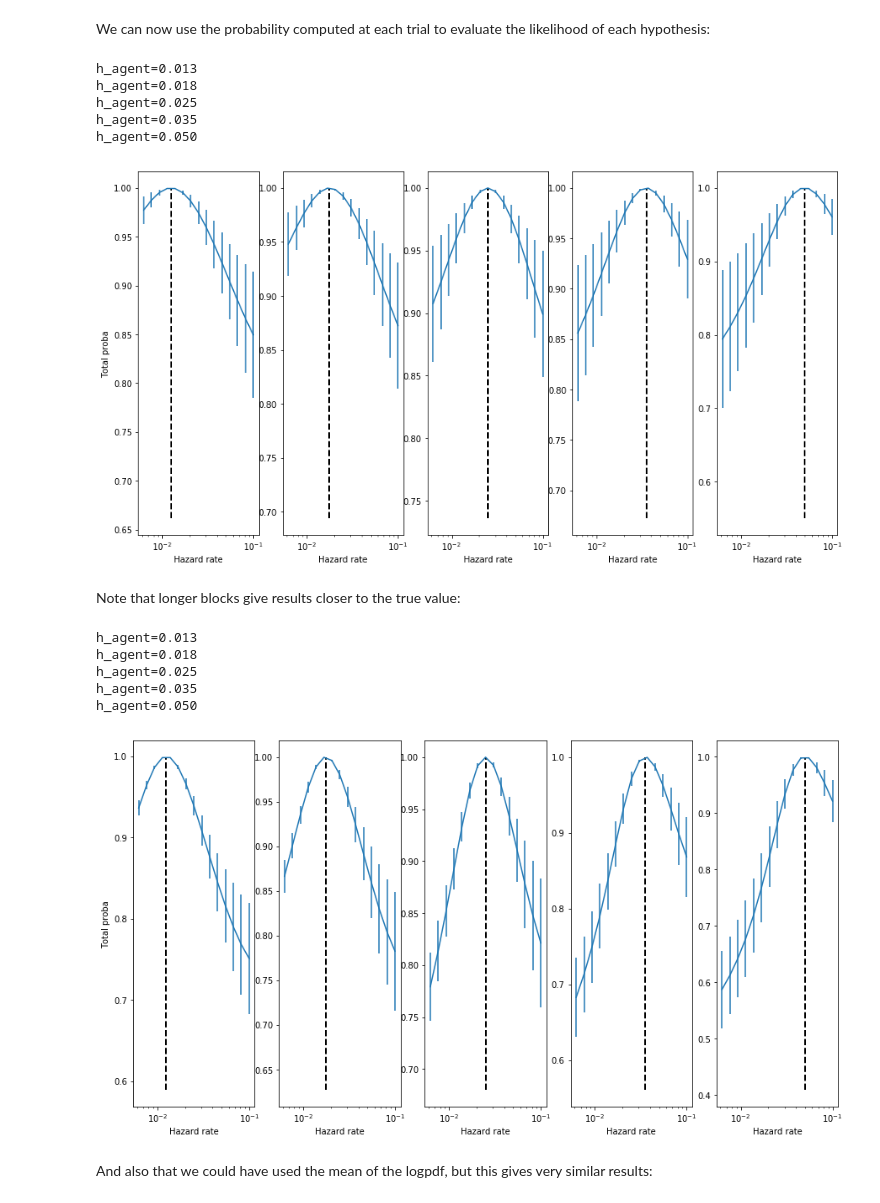
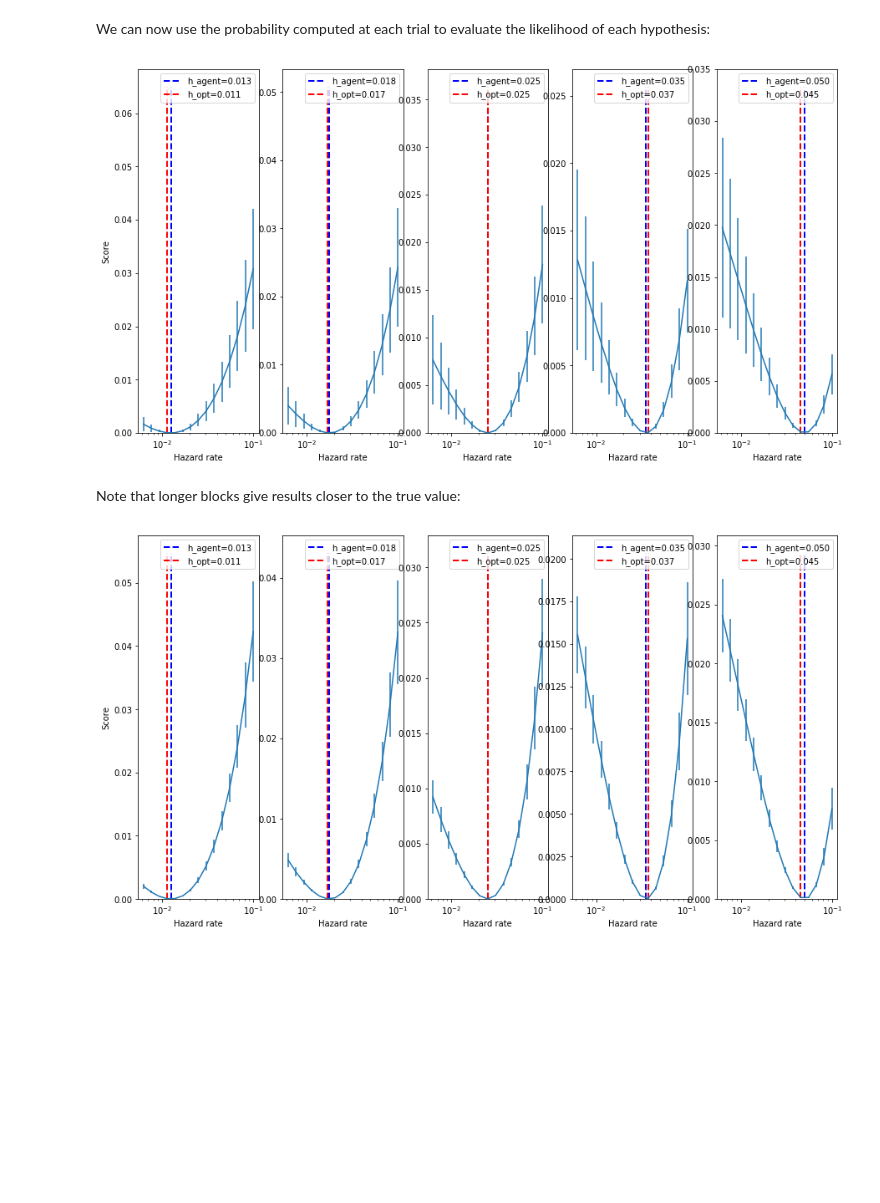
Before and after one commit to laurentperrinet/bayesianchangepoint, a Jupyter notebook: notebooks/C_test_hazardrate.ipynb, the cells around one changed output. Saved outputs shown, nothing was run; the diff lists cells and outputs as text; code cells hidden in the pictures; blank space fills up the shorter version.

Commit message:
better method for fitting data with different hypothesis

```diff
--- a/notebooks/C_test_hazardrate.ipynb
+++ b/notebooks/C_test_hazardrate.ipynb
@@ -282,7 +282,7 @@ for tau_agent in [tau/2, tau, tau*2]:
     p_bar, r, beliefs = bcp.inference(p[:, i_block, 0], h=1/tau_agent, p0=p0, r0=r0, verbose=False)
     p_hat_agent, r_hat_agent = bcp.readout(p_bar, r, beliefs, mode=mode, p0=p0)
 
-    p_data = np.zeros((N_scan, N_trials))
+    score = np.zeros((N_scan, N_trials))
     p_hat = np.zeros((N_scan, N_trials))
     p_low, p_sup = np.zeros_like(p_data), np.zeros_like(p_data)
     for i_scan, h_ in enumerate(hs):
@@ -296,19 +296,22 @@ for tau_agent in [tau/2, tau, tau*2]:
             b = (1-p_hat[i_scan, i_trial])*(r_hat[i_trial])
             rv = beta(a, b)
             p_low[i_scan, i_trial], p_sup[i_scan, i_trial] = rv.ppf([.05, .95])
-            #p_data[i_scan, i_trial] = rv.pdf(p_hat_agent[i_trial])
-            var = a*b/(a+b)**2/(a+b+1)
-            p_data[i_scan, i_trial] = np.exp(-.5*(p_hat_agent[i_trial]-p_hat[i_scan, i_trial])**2/var)
+            #score[i_scan, i_trial] = rv.pdf(p_hat_agent[i_trial])
+            #var = a*b/(a+b)**2/(a+b+1)
+            #score[i_scan, i_trial] = np.exp(-.5*(p_hat_agent[i_trial]-p_hat[i_scan, i_trial])**2/var)/np.sqrt(var)
+            score[i_scan, i_trial] = p_hat[i_scan, i_trial] * np.log2(p_hat[i_scan, i_trial]) - p_hat[i_scan, i_trial] * np.log2(p_hat_agent[i_trial])
+            score[i_scan, i_trial] += (1-p_hat[i_scan, i_trial]) * np.log2(1-p_hat[i_scan, i_trial]) - (1-p_hat[i_scan, i_trial]) * np.log2(1-p_hat_agent[i_trial])
 
+    score = np.exp(-score/np.median(score))
+    print(score.min(axis=1), score.max(axis=1))
     fig, axs = plt.subplots(N_scan, 1, figsize=(15, 15))
     for i_scan, h_ in enumerate(hs):
-        #print(p_data.min(axis=1), p_data.max(axis=1))
         axs[i_scan].plot(trials, p_hat_agent, 'b', lw=2, alpha=.25)
         axs[i_scan].plot(trials, p_sup[i_scan, :], 'r--', lw=1, alpha=.9)
         axs[i_scan].plot(trials, p_low[i_scan, :], 'r--', lw=1, alpha=.9)
         axs[i_scan].plot(trials, p_hat[i_scan, :], 'r', lw=1, alpha=.5)
-        axs[i_scan].scatter(trials, p_hat[i_scan, :], c=p_data[i_scan, :],
-                            vmin=p_data.min(), vmax=p_data.max(),
+        axs[i_scan].scatter(trials, p_hat[i_scan, :], c=score[i_scan, :],
+                            vmin=score.min(), vmax=score.max(),
                             alpha=1., cmap=plt.get_cmap('coolwarm'))
         axs[i_scan].set_ylabel('h_hypo=%.3f' % h_);
         axs[i_scan].set_ylim(0, 1)
@@ -337,7 +343,6 @@ def find_best_h(N_blocks = 200, # number of blocks we use in our evaluation
     fig, axs = plt.subplots(1, N_agent, figsize=(15, 8))
 
     for i_agent, h_agent in enumerate(h_agents):
-        print('h_agent=%.3f' % h_agent)
         score = np.zeros((N_scan, N_blocks))
         for i_block in range(N_blocks):
 
@@ -351,45 +356,33 @@ def find_best_h(N_blocks = 200, # number of blocks we use in our evaluation
                     p[:, i_block, 0], h=h_, p0=p0, r0=r0, verbose=False)
                 p_hat, r_hat = bcp.readout(p_bar, r, beliefs, mode=mode, p0=p0)
                 from scipy.stats import beta
-                p_data = np.zeros_like(p_hat)
+                KL = np.zeros_like(p_hat)
                 for i_trial in range(N_trials):
-                    a = p_hat[i_trial]*r_hat[i_trial]
-                    b = (1-p_hat[i_trial])*r_hat[i_trial]
-                    #rv = beta(a, b)
-                    #p_data[i_trial] = rv.pdf(p_hat_agent[i_trial])
-                    var = a*b/(a+b)**2/(a+b+1)
-                    p_data[i_trial] = np.exp(-.5*(p_hat_agent[i_trial]-p_hat[i_trial])**2/var)
+                    KL[i_trial] = p_hat[i_trial] * np.log2(p_hat[i_trial]) - p_hat[i_trial] * np.log2(p_hat_agent[i_trial])
+                    KL[i_trial] += (1-p_hat[i_trial]) * np.log2(1-p_hat[i_trial]) - (1-p_hat[i_trial]) * np.log2(1-p_hat_agent[i_trial])
 
-                score[i_scan, i_block] = np.mean(p_data)
+                score[i_scan, i_block] = np.mean(KL)
 
-        axs[i_agent].errorbar(hs, np.nanmean(score, axis=1), yerr=np.std(score, axis=1), label=mode)
+        axs[i_agent].errorbar(hs, np.nanmean(score, axis=1), yerr=np.std(score, axis=1))
         axs[i_agent].vlines(h_agent, ymin=np.nanmin(score), ymax=np.nanmax(score),
-                            linestyle='--', lw=2, label='true')
+                            colors='b', linestyle='--', lw=2, label='h_agent=%.3f' % h_agent)
+        h_opt = hs[np.argmin(np.mean(score, axis=1))]
+        axs[i_agent].vlines(h_opt, ymin=np.nanmin(score), ymax=np.nanmax(score),
+                            colors='r', linestyle='--', lw=2, label='h_opt=%.3f' % h_opt)
         axs[i_agent].set_xscale("log")#, nonposx='clip')
-        # axs[i_agent].set_ylim(0, .5)
+        axs[i_agent].set_ylim(0)
         axs[i_agent].set_xlabel('Hazard rate')
-    axs[0].set_ylabel('Total proba')
+        axs[i_agent].legend(loc='best')
+    axs[0].set_ylabel('Score')
     return fig, axs
 # %%
-fig, axs = find_best_h(N_blocks = 200, N_trials = 50)
+fig, axs = find_best_h(N_blocks = 20, N_trials = 50)
 plt.show()
 # %% [output]
-h_agent=0.013
-h_agent=0.018
-h_agent=0.025
-h_agent=0.035
-h_agent=0.050
-[figure, old version]
+[figure, new version]
 # %% [markdown]
 Note that longer blocks give results closer to the true value:
 # %%
 fig, axs = find_best_h(N_blocks = 20, N_trials = 500)
 # %% [output]
-h_agent=0.013
-h_agent=0.018
-h_agent=0.025
-h_agent=0.035
-h_agent=0.050
-[figure, old version]
+[figure, new version]
-# %% [markdown]
-And also that we could have used the mean of the logpdf, but this gives very similar results:
```
Also changed, not shown: parts of 2 cells of this notebook.
